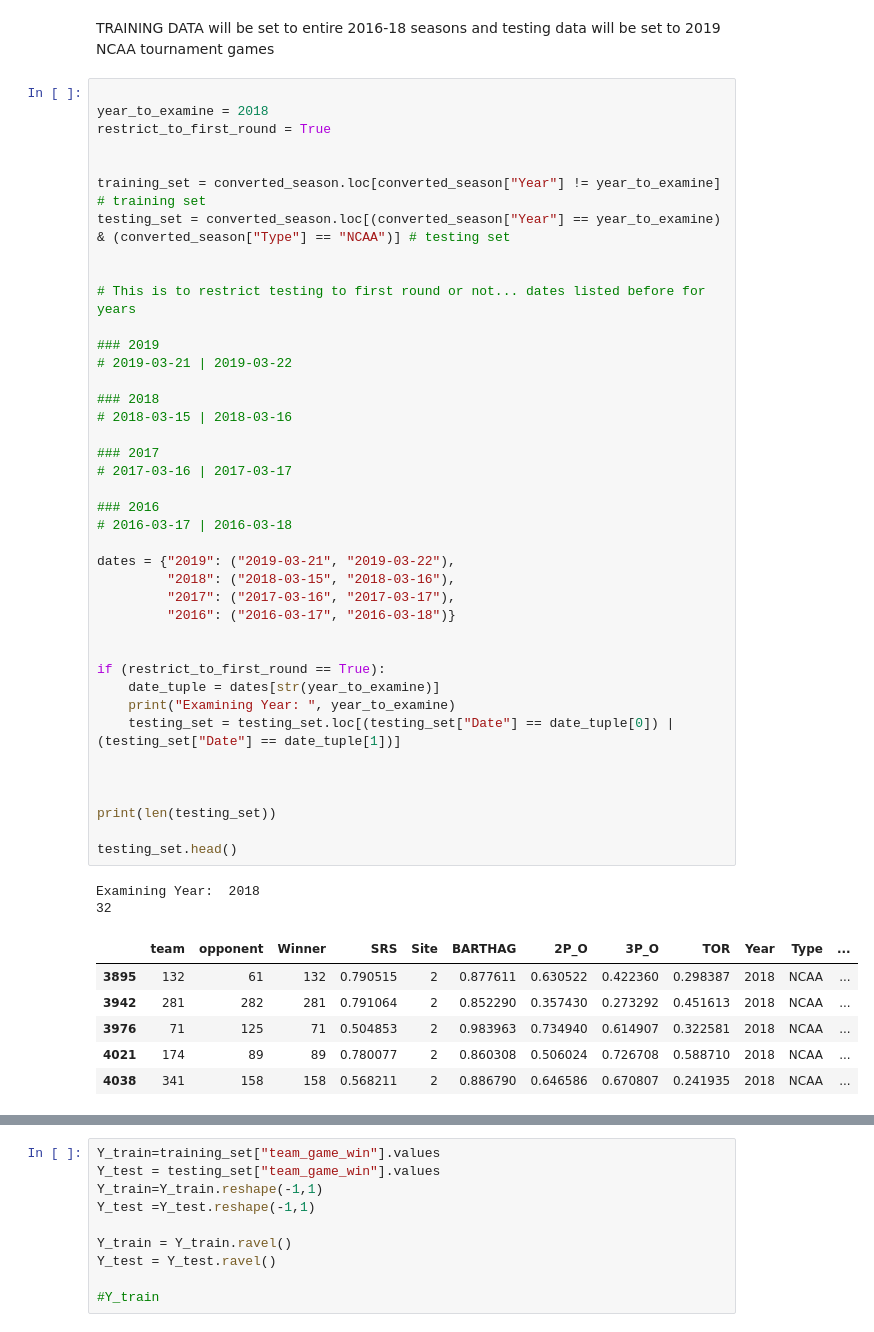
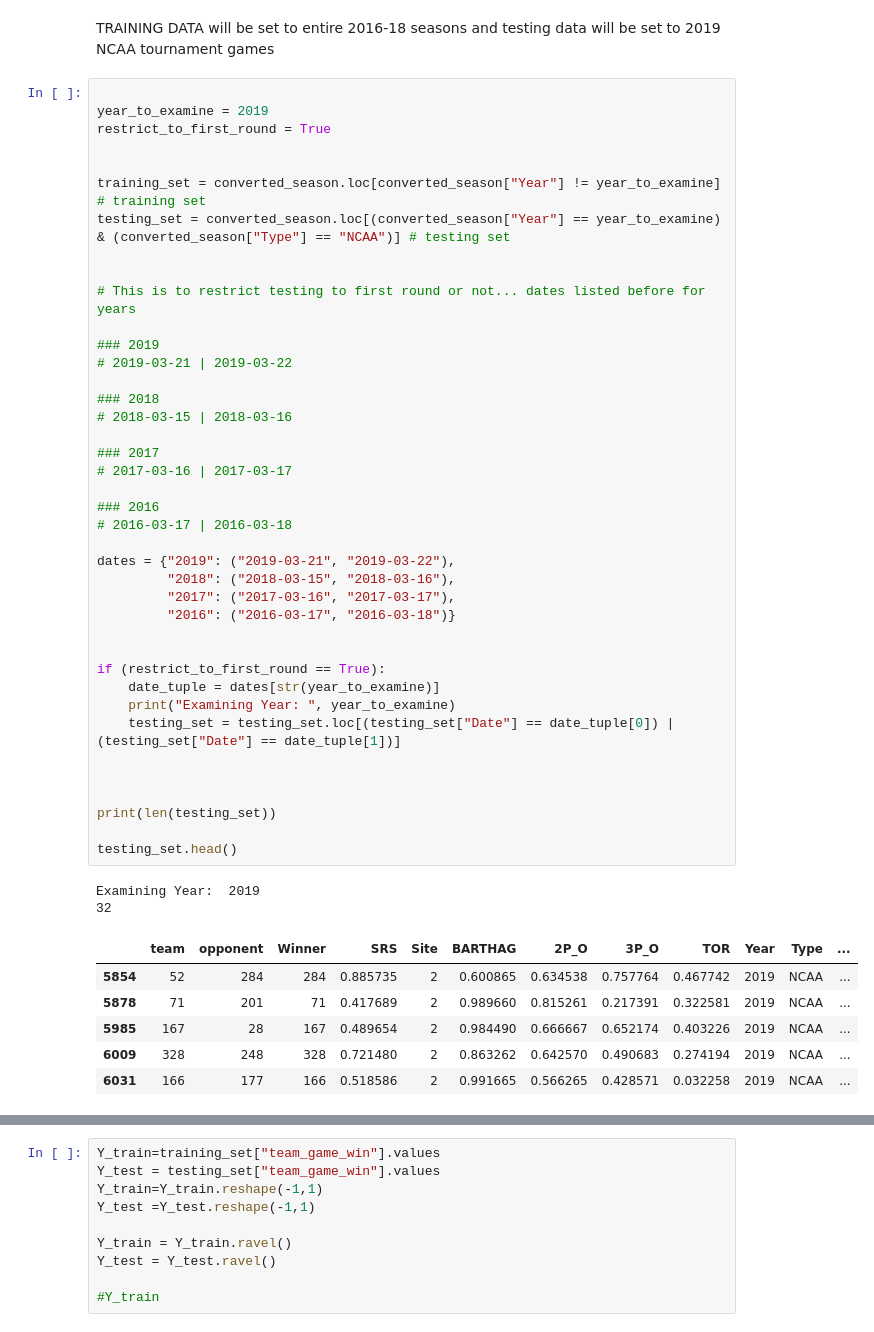
Before and after one commit to ktian9/svm-cs490, a Jupyter notebook: svm_notebook_v2.ipynb, the cells around one changed output, grey strips where cells are left out. Cells and saved outputs as stored; diff of their text form.

```diff
--- a/svm_notebook_v2.ipynb
+++ b/svm_notebook_v2.ipynb
@@ -220,7 +220,7 @@ Extract any features that have high correlation.
 TRAINING DATA will be set to entire 2016-18 seasons and testing data will be set to 2019 NCAA tournament games
 # %%
 
-year_to_examine = 2018
+year_to_examine = 2019
 restrict_to_first_round = True
 
 
@@ -234,39 +234,39 @@ testing_set = converted_season.loc[(converted_season["Year"] == year_to_examine)
 # 2019-03-21 | 2019-03-22
 
 ### 2018
 # 2018-03-15 | 2018-03-16
 
 ### 2017
 # 2017-03-16 | 2017-03-17
 
 ### 2016
 # 2016-03-17 | 2016-03-18
 
 dates = {"2019": ("2019-03-21", "2019-03-22"),
          "2018": ("2018-03-15", "2018-03-16"),
          "2017": ("2017-03-16", "2017-03-17"),
          "2016": ("2016-03-17", "2016-03-18")}
 
 
 if (restrict_to_first_round == True):
     date_tuple = dates[str(year_to_examine)]
     print("Examining Year: ", year_to_examine)
     testing_set = testing_set.loc[(testing_set["Date"] == date_tuple[0]) | (testing_set["Date"] == date_tuple[1])]
 
 
 
 print(len(testing_set))
 
 testing_set.head()
 # %% [output]
-Examining Year:  2018
+Examining Year:  2019
 32
 |  | team | opponent | Winner | SRS | Site | BARTHAG | 2P_O | 3P_O | TOR | Year | Type | ... |
-| 3895 | 132 | 61 | 132 | 0.790515 | 2 | 0.877611 | 0.630522 | 0.422360 | 0.298387 | 2018 | NCAA | ... |
-| 3942 | 281 | 282 | 281 | 0.791064 | 2 | 0.852290 | 0.357430 | 0.273292 | 0.451613 | 2018 | NCAA | ... |
-| 3976 | 71 | 125 | 71 | 0.504853 | 2 | 0.983963 | 0.734940 | 0.614907 | 0.322581 | 2018 | NCAA | ... |
-| 4021 | 174 | 89 | 89 | 0.780077 | 2 | 0.860308 | 0.506024 | 0.726708 | 0.588710 | 2018 | NCAA | ... |
-| 4038 | 341 | 158 | 158 | 0.568211 | 2 | 0.886790 | 0.646586 | 0.670807 | 0.241935 | 2018 | NCAA | ... |
+| 5854 | 52 | 284 | 284 | 0.885735 | 2 | 0.600865 | 0.634538 | 0.757764 | 0.467742 | 2019 | NCAA | ... |
+| 5878 | 71 | 201 | 71 | 0.417689 | 2 | 0.989660 | 0.815261 | 0.217391 | 0.322581 | 2019 | NCAA | ... |
+| 5985 | 167 | 28 | 167 | 0.489654 | 2 | 0.984490 | 0.666667 | 0.652174 | 0.403226 | 2019 | NCAA | ... |
+| 6009 | 328 | 248 | 328 | 0.721480 | 2 | 0.863262 | 0.642570 | 0.490683 | 0.274194 | 2019 | NCAA | ... |
+| 6031 | 166 | 177 | 166 | 0.518586 | 2 | 0.991665 | 0.566265 | 0.428571 | 0.032258 | 2019 | NCAA | ... |
 # %%
 training_set = training_set.drop(["Year", "Type", "Date"], axis=1) #drop year and type as they are not used for predictions only for data selection
 testing_set = testing_set.drop(["Year", "Type", "Date"], axis=1)
```
Also changed, not shown: parts of 12 cells of this notebook.
